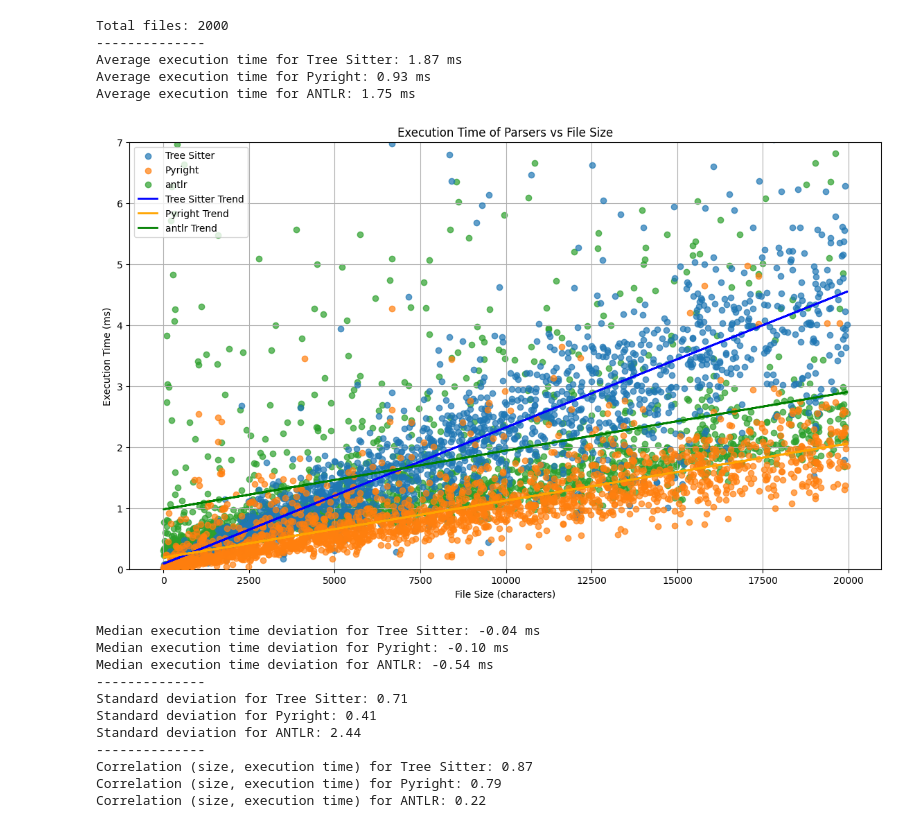
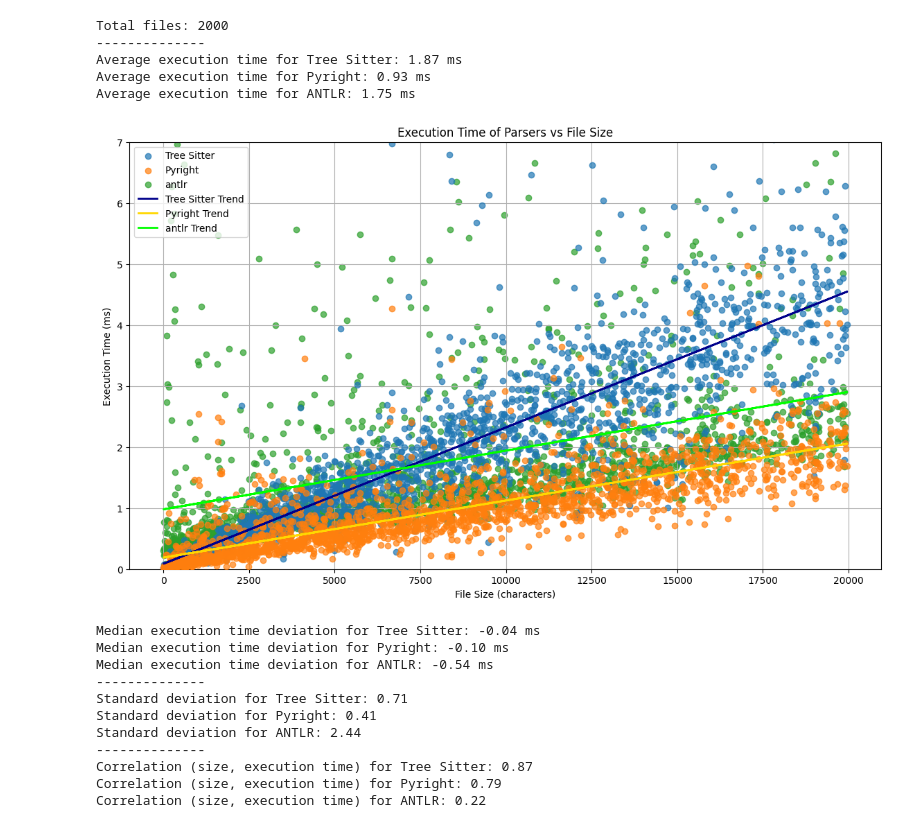
Before and after one commit to dsult/python-helper-project, a Jupyter notebook: src/parser_benchmark/analysis/analys.ipynb, the cells around one changed output. Saved outputs shown, nothing was run; the diff lists cells and outputs as text; code cells hidden in the pictures.

```diff
--- a/src/parser_benchmark/analysis/analys.ipynb
+++ b/src/parser_benchmark/analysis/analys.ipynb
@@ -43,37 +43,37 @@ print(f'Average execution time for ANTLR: {mean_antlr:.2f} ms')
 
 # Построение графика времени выполнения парсеров в зависимости от размера
 plt.figure(figsize=(14, 8))  # Увеличенный размер фигуры
 plt.scatter(sizes, tree_sitter_times, label='Tree Sitter', alpha=0.7, zorder=2)
 plt.scatter(sizes, pyright_times, label='Pyright', alpha=0.7, zorder=3)
 plt.scatter(sizes, antlr_times, label='antlr', alpha=0.7, zorder=1)
 
 # Линии тренда
 z_tree_sitter = np.polyfit(sizes, tree_sitter_times, 1)
 p_tree_sitter = np.poly1d(z_tree_sitter)
-plt.plot(sizes, p_tree_sitter(sizes), color='blue', linestyle='-', linewidth=2, label='Tree Sitter Trend', zorder=4)
+plt.plot(sizes, p_tree_sitter(sizes), color='darkblue', linestyle='-', linewidth=2, label='Tree Sitter Trend', zorder=4)
 
 z_pyright = np.polyfit(sizes, pyright_times, 1)
 p_pyright = np.poly1d(z_pyright)
-plt.plot(sizes, p_pyright(sizes), color='orange', linestyle='-', linewidth=2, label='Pyright Trend', zorder=4)
+plt.plot(sizes, p_pyright(sizes), color='gold', linestyle='-', linewidth=2, label='Pyright Trend', zorder=4)
 
 z_antlr = np.polyfit(sizes, antlr_times, 1)
 p_antlr = np.poly1d(z_antlr)
-plt.plot(sizes, p_antlr(sizes), color='green', linestyle='-', linewidth=2, label='antlr Trend', zorder=4)
+plt.plot(sizes, p_antlr(sizes), color='lime', linestyle='-', linewidth=2, label='antlr Trend', zorder=4)
 
 plt.xlabel('File Size (characters)')
 plt.ylabel('Execution Time (ms)')
 plt.title('Execution Time of Parsers vs File Size')
 plt.legend()
 plt.grid(True)
 plt.ylim(0, y_max)  # Ограничение по оси Y для исключения выбросов
 plt.show()
 # %% [output]
 Total files: 2000
 --------------
 Average execution time for Tree Sitter: 1.87 ms
 Average execution time for Pyright: 0.93 ms
 Average execution time for ANTLR: 1.75 ms
-[figure, old version]
+[figure, new version]
 # %%
 import json
 import pandas as pd
```
Also changed, not shown: 5 other files.
